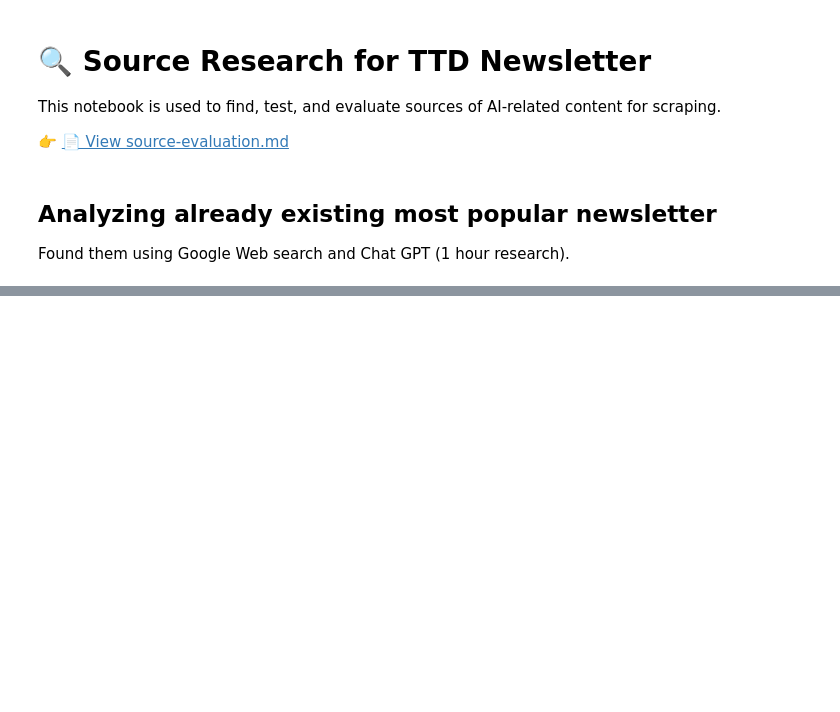
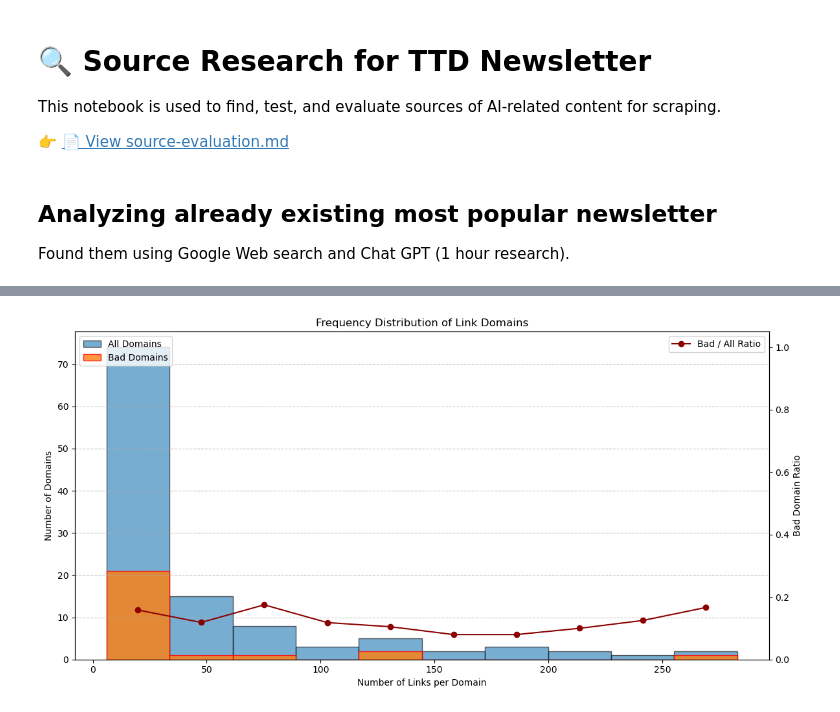
Before and after one commit to mcrilo33/hex_machina, a Jupyter notebook: notebooks/source_research.ipynb, the cells around one changed output, grey strips where cells are left out. Saved outputs shown, nothing was run; the diff lists cells and outputs as text; code cells hidden in the pictures; blank space fills up the shorter version.

```diff
--- a/notebooks/source_research.ipynb
+++ b/notebooks/source_research.ipynb
@@ -49,0 +134,88 @@ print(selected_newsletters)
+# %%
+import matplotlib.pyplot as plt
+import numpy as np
+import pandas as pd
+
+def plot_link_domain_distribution(
+    domain_counts,
+    bad_domain_list=None,
+    min_links=0,
+    max_links=float("inf"),
+    bins=20,
+    title="Frequency Distribution of Link Domains"
+):
+    """
+    Plots a histogram of link_domain frequencies, highlighting bad domains and showing bad/all domain ratio.
+    """
+    # Filter domains
+    filtered_counts = domain_counts[
+        (domain_counts > min_links) & (domain_counts < max_links)
+    ]
+
+    # Bad domains subset
+    bad_counts = pd.Series(dtype=int)
+    if bad_domain_list:
+        bad_counts = filtered_counts[filtered_counts.index.isin(bad_domain_list)]
+
+    # Prepare plot
+    fig, ax1 = plt.subplots(figsize=(12, 6))
+
+    # All domains histogram
+    counts_all, bin_edges, _ = ax1.hist(
+        filtered_counts,
+        bins=bins,
+        edgecolor='black',
+        alpha=0.6,
+        label="All Domains"
+    )
+
+    # Bad domains histogram (use same bins)
+    if not bad_counts.empty:
+        counts_bad, _, _ = ax1.hist(
+            bad_counts,
+            bins=bin_edges,
+            edgecolor='red',
+            alpha=0.8,
+            label="Bad Domains"
+        )
+    else:
+        counts_bad = np.zeros_like(counts_all)
+
+    # Axis formatting
+    ax1.set_xlabel("Number of Links per Domain")
+    ax1.set_ylabel("Number of Domains")
+    ax1.set_title(title)
+    ax1.grid(axis='y', linestyle='--', alpha=0.7)
+    ax1.legend(loc="upper left")
+
+    # Calculate bad-to-all domain ratio per bin
+    ratio = pd.Series(
+        np.divide(
+            counts_bad,
+            counts_all,
+            out=np.zeros_like(counts_bad, dtype=float),
+            where=counts_all != 0
+        )
+    ).rolling(window=5, center=True, min_periods=1).mean().values
+    bin_centers = 0.5 * (bin_edges[:-1] + bin_edges[1:])
+
+    # Plot ratio on secondary axis
+    ax2 = ax1.twinx()
+    ax2.plot(bin_centers, ratio, color='darkred', marker='o', linestyle='-', label="Bad / All Ratio")
+    ax2.set_ylabel("Bad Domain Ratio")
+    ax2.set_ylim(0, 1.05)
+    ax2.legend(loc="upper right")
+
+    plt.tight_layout()
+    plt.show()
+
+plot_link_domain_distribution(
+    domain_counts,
+    bad_domain_list=bad_domain_list,
+    min_links=5,
+    max_links=300,
+    bins=10,
+    title="Frequency Distribution of Link Domains"
+)
+# %% [output]
+[figure, added]
```
Also changed, not shown: parts of 13 cells of this notebook, 6 other files.
